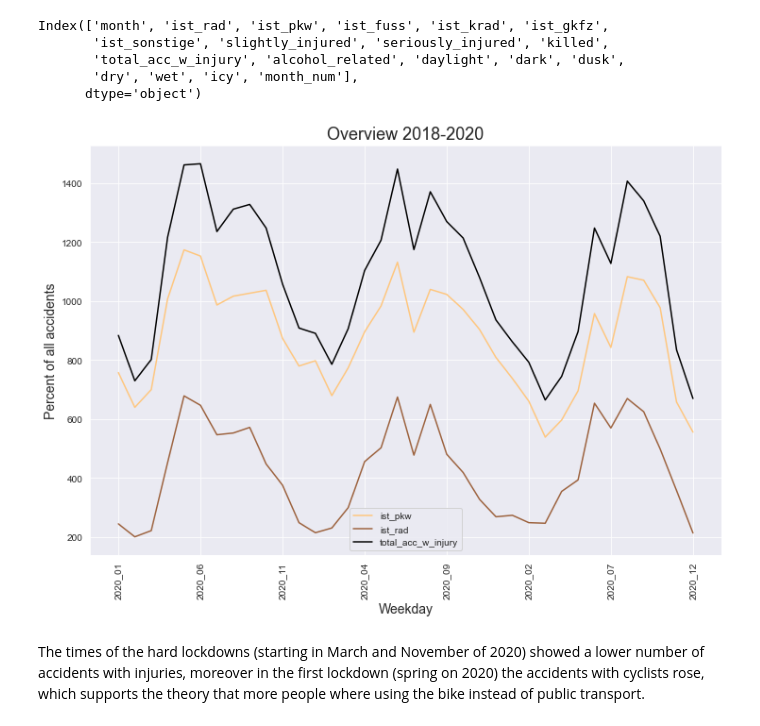
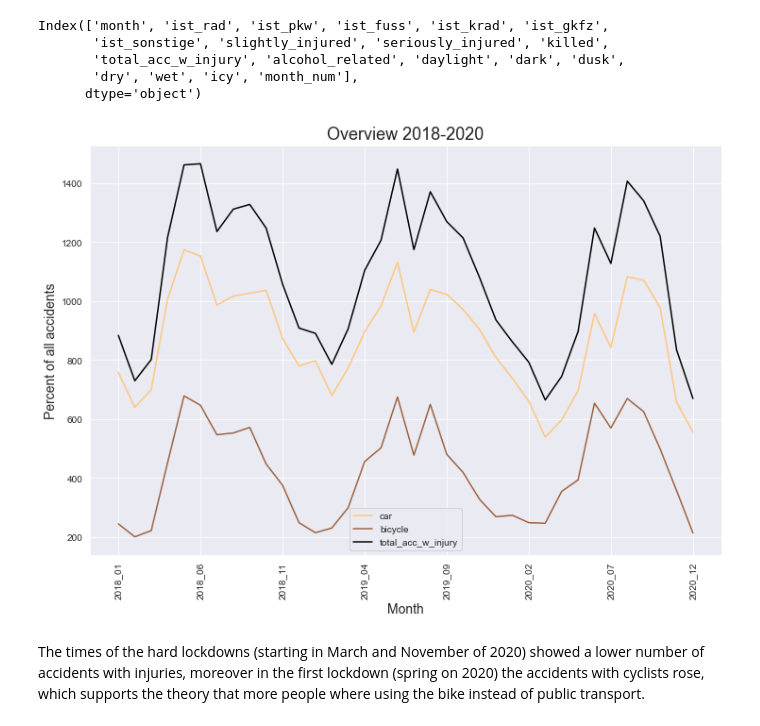
Before and after one commit to SEberwein/Berlin_traffic_accidents_2018-2020, a Jupyter notebook: add_data.ipynb, the cells around one changed output. Drawn from its saved outputs; the diff is of its cells as text; code cells hidden in the pictures.

```diff
--- a/add_data.ipynb
+++ b/add_data.ipynb
@@ -279,15 +279,15 @@ data_complete.rename(columns={'ist_rad': 'bicycle', 'ist_pkw': 'car', 'ist_fuss'
 # %%
 sns.set_style('darkgrid')
-data_complete.plot(x="month", y=["ist_pkw", "ist_rad", "total_acc_w_injury"], kind="line", figsize=(12,8), colormap="copper_r")
+data_complete.plot(x="month", y=["car", "bicycle", "total_acc_w_injury"], kind="line", figsize=(12,8), colormap="copper_r")
 plt.title("Overview 2018-2020", fontsize=18)
 plt.xlabel("Month", fontsize=14)
 plt.xticks(rotation=90)
 #plt.xticks(np.arange(min(complete_data.month_num"), max("monthmum"), 1.0))
 plt.ylabel("Percent of all accidents", fontsize=14)
 
 plt.show()
 # %% [output]
-[figure, old version]
+[figure, new version]
 # %% [markdown]
 The times of the hard lockdowns (starting in March and November of 2020) showed a lower number of accidents with injuries, moreover in the first lockdown (spring on 2020) the accidents with cyclists rose, which supports the theory that more people where using the bike instead of public transport.
 # %%
```
Also changed, not shown: parts of 3 cells of this notebook, 5 other files.
